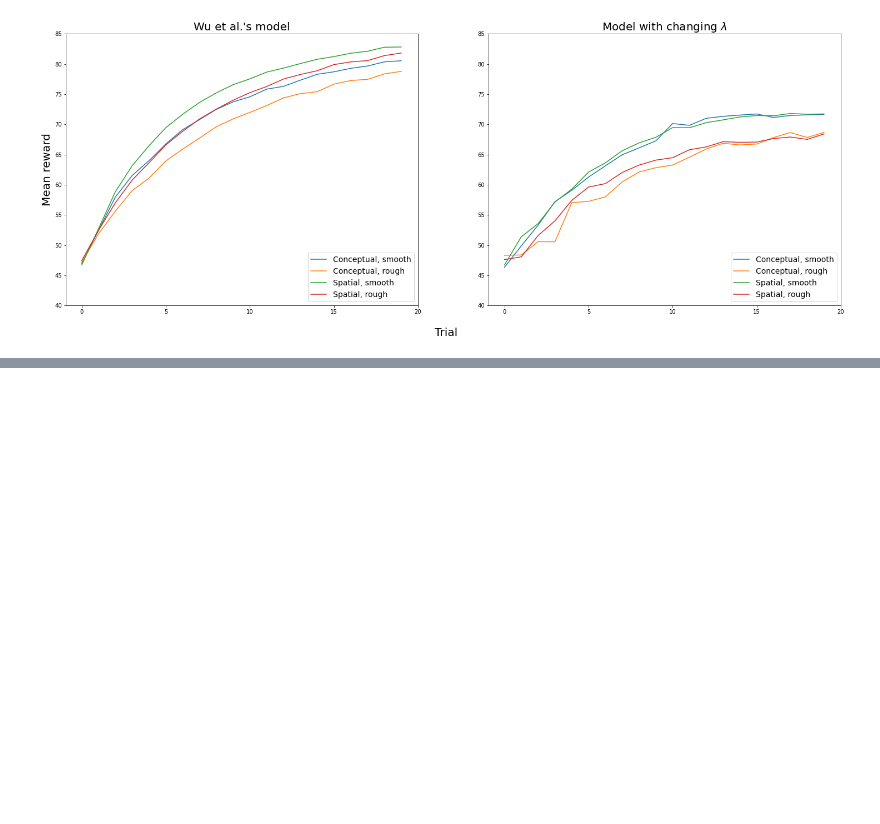
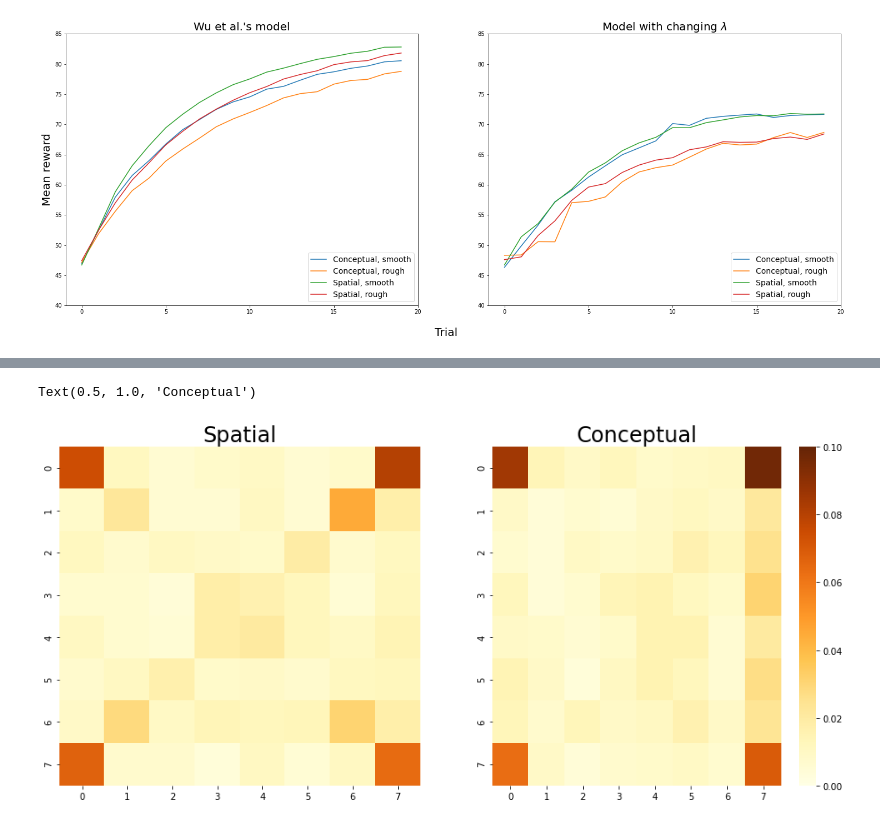
Before and after one commit to JaakkoKoli/Masters-thesis, a Jupyter notebook: plots.ipynb, the cells around one changed output, grey strips where cells are left out. Saved outputs shown, nothing was run; the diff lists cells and outputs as text; code cells hidden in the pictures; blank space fills up the shorter version.

```diff
--- a/plots.ipynb
+++ b/plots.ipynb
@@ -217,0 +379,23 @@ Text(0, 0.5, 'Mean reward')
+# %%
+plt.rcParams['figure.figsize'] = [10, 8]
+
+fig, ax = plt.subplots(1, 2, figsize=(16, 7))
+
+start = list(df[(df["trial"]==0) & (df["context"]=="Spatial")]["chosen"])
+s = np.zeros(64)
+for c in start:
+    s[c] = s[c] + 1
+s = s/np.sum(s)
+g = seaborn.heatmap(createGPArray(s), 0, 0.1, "YlOrBr", ax=ax[0], cbar=False)
+g.set_title("Spatial", fontsize=24)
+
+start = list(df[(df["trial"]==0) & (df["context"]=="Conceptual")]["chosen"])
+s = np.zeros(64)
+for c in start:
+    s[c] = s[c] + 1
+s = s/np.sum(s)
+g = seaborn.heatmap(createGPArray(s), 0, 0.1, "YlOrBr", ax=ax[1])
+g.set_title("Conceptual", fontsize=24)
+# %% [output]
+Text(0.5, 1.0, 'Conceptual')
+[figure, added]
```
Also changed, not shown: parts of 22 cells of this notebook, 22 other files.
